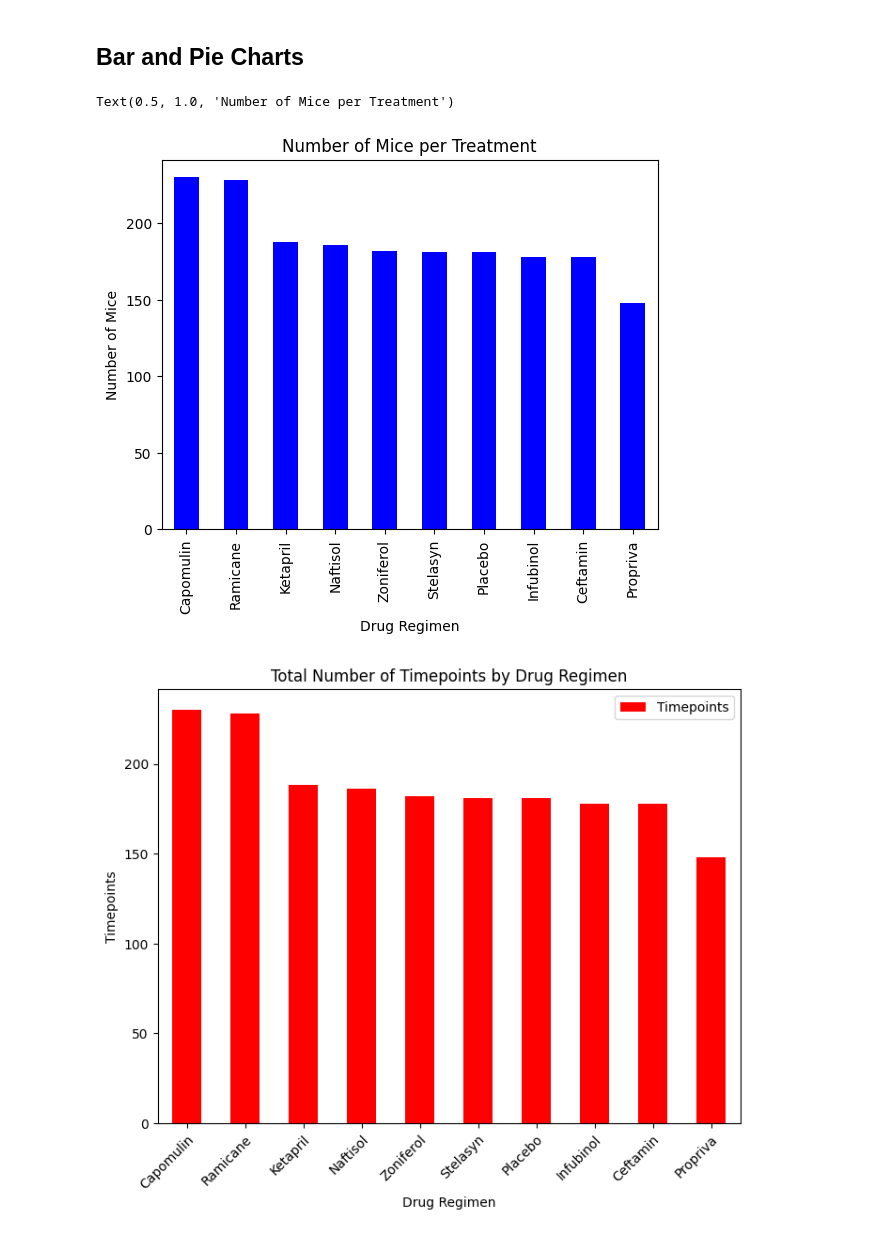
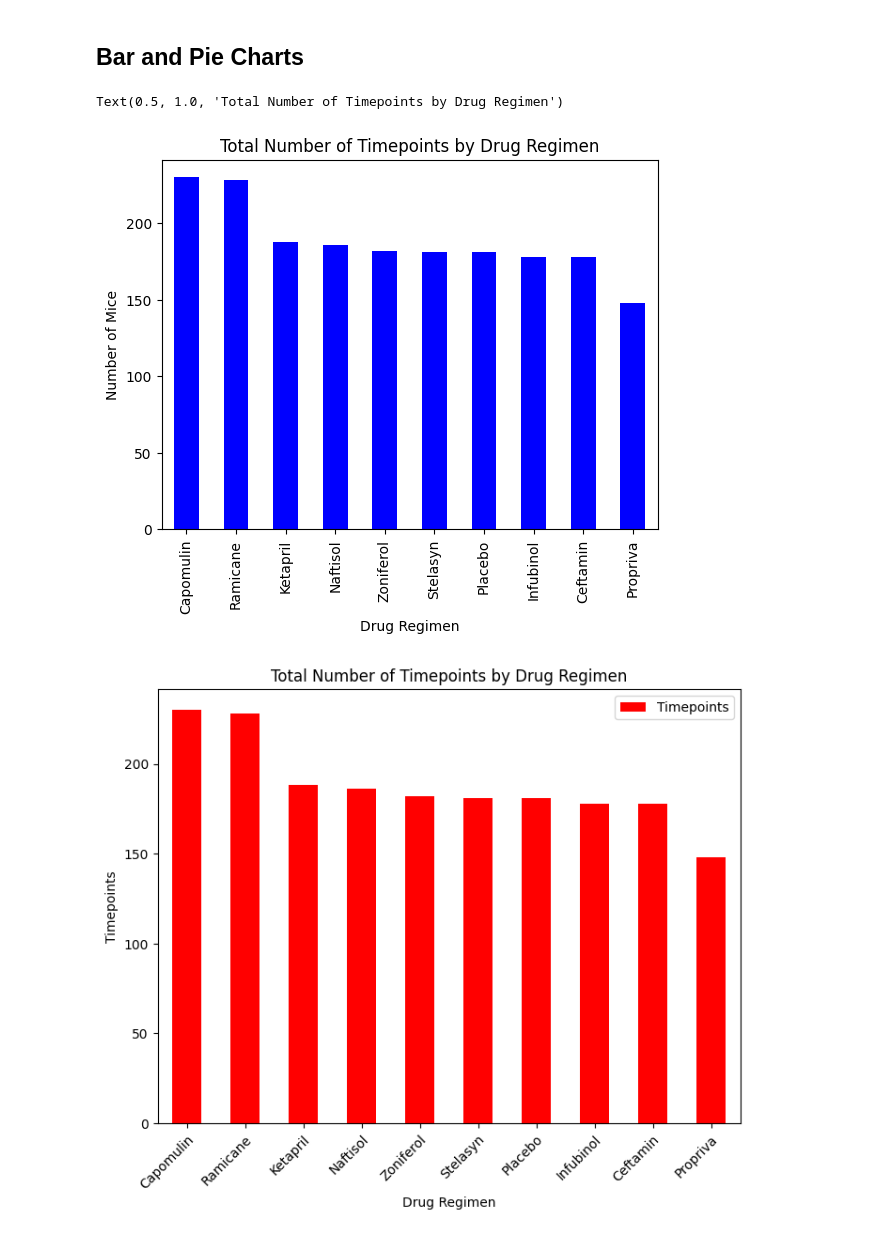
Before and after one commit to vmueller13/Clinical-Study-Visualization, a Jupyter notebook: pymaceuticals_workbook.ipynb, the cells around one changed output. Saved outputs shown, nothing was run; the diff lists cells and outputs as text; code cells hidden in the pictures.

Commit message:
images and py

```diff
--- a/pymaceuticals_workbook.ipynb
+++ b/pymaceuticals_workbook.ipynb
@@ -172,15 +154,15 @@ summary_stats
 # %%
 # Generate a bar plot showing the total number of timepoints for all mice tested for each drug regimen using Pandas.
 # Get timepoints by regimen
 timepoint_data = clean_df["Drug Regimen"].value_counts()
 pandas_bar = timepoint_data.plot.bar(color='b')
 # Set the xlabel, ylabel, and title
 pandas_bar.set_xlabel("Drug Regimen")
 pandas_bar.set_ylabel("Number of Mice")
-pandas_bar.set_title("Number of Mice per Treatment")
+pandas_bar.set_title("Total Number of Timepoints by Drug Regimen")
 # %% [output]
-Text(0.5, 1.0, 'Number of Mice per Treatment')
+Text(0.5, 1.0, 'Total Number of Timepoints by Drug Regimen')
-[figure, old version]
+[figure, new version]
 # %%
 # Generate a bar plot showing the total number of timepoints for all mice tested for each drug regimen using pyplot.
 # Get timepoints by regimen
```
Also changed, not shown: parts of 4 cells of this notebook, 1 other file.
